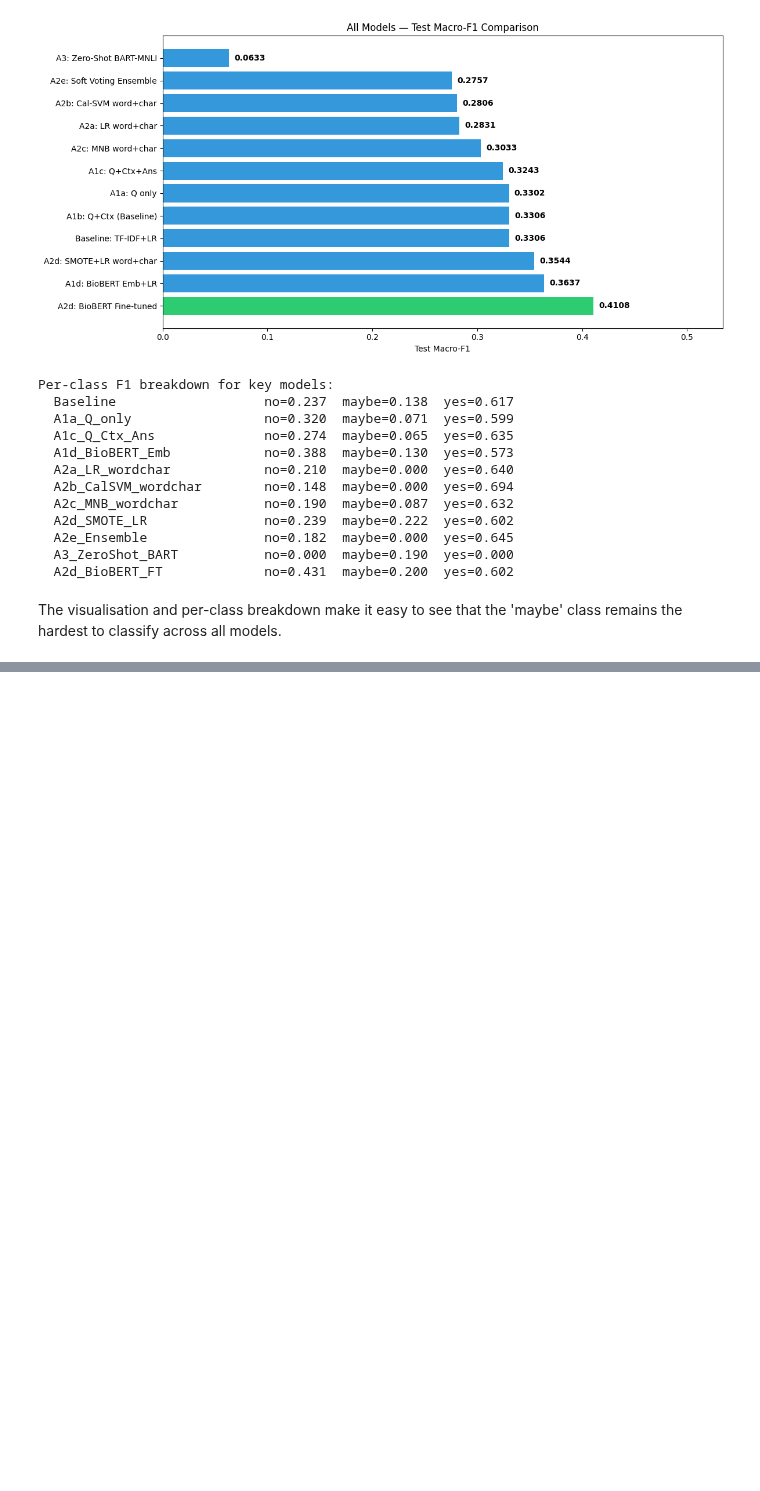
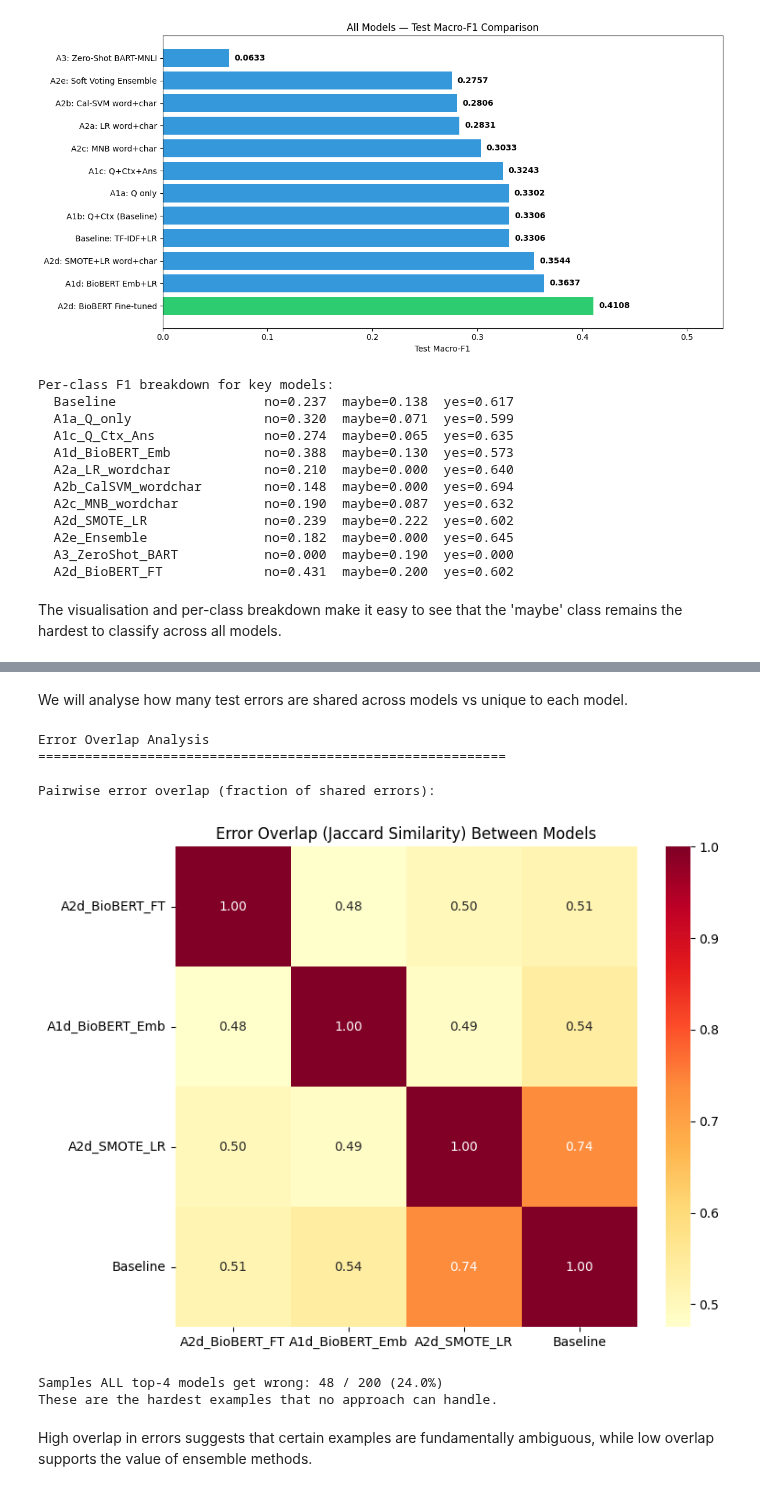
Before and after one commit to tanishkshindepatil01/ai-text-analytics-coursework-team16-task1, a Jupyter notebook: AI_&_TA_.ipynb, the cells around one changed output, grey strips where cells are left out. Drawn from its saved outputs; the diff is of its cells as text; code cells hidden in the pictures; blank space fills up the shorter version.

```diff
--- a/AI_&_TA_.ipynb
+++ b/AI_&_TA_.ipynb
@@ -1885,0 +2245,47 @@ The visualisation and per-class breakdown make it easy to see that the 'maybe' c
+# %% [markdown]
+We will analyse how many test errors are shared across models vs unique to each model.
+# %%
+print("\nError Overlap Analysis")
+print("=" * 60)
+
+key_models = {}
+for name in sorted_models[:4]:
+    key_models[name] = (all_preds[name] != y_test)
+
+model_names = list(key_models.keys())
+error_masks = list(key_models.values())
+
+print("\nPairwise error overlap (fraction of shared errors):")
+overlap_matrix = np.zeros((len(model_names), len(model_names)))
+for i in range(len(model_names)):
+    for j in range(len(model_names)):
+        shared = np.sum(error_masks[i] & error_masks[j])
+        total = np.sum(error_masks[i] | error_masks[j])
+        overlap_matrix[i, j] = shared / total if total > 0 else 0
+
+fig, ax = plt.subplots(figsize=(8, 6))
+sns.heatmap(overlap_matrix, annot=True, fmt=".2f",
+            xticklabels=[n[:20] for n in model_names],
+            yticklabels=[n[:20] for n in model_names],
+            cmap="YlOrRd", ax=ax)
+ax.set_title("Error Overlap (Jaccard Similarity) Between Models")
+plt.tight_layout()
+os.makedirs("visualizations", exist_ok=True)
+plt.savefig(os.path.join("visualizations", "Test_MacroF1_Comparison.png"), dpi=300, bbox_inches="tight")
+plt.show()
+
+all_wrong = np.ones(len(y_test), dtype=bool)
+for mask in error_masks:
+    all_wrong &= mask
+print(f"\nSamples ALL top-4 models get wrong: {all_wrong.sum()} / {len(y_test)} ({all_wrong.sum()/len(y_test)*100:.1f}%)")
+print("These are the hardest examples that no approach can handle.")
+# %% [output]
+Error Overlap Analysis
+============================================================
+
+Pairwise error overlap (fraction of shared errors):
+[figure, added]
+Samples ALL top-4 models get wrong: 48 / 200 (24.0%)
+These are the hardest examples that no approach can handle.
+# %% [markdown]
+High overlap in errors suggests that certain examples are fundamentally ambiguous, while low overlap supports the value of ensemble methods.
```
Also changed, not shown: parts of 28 cells of this notebook.
